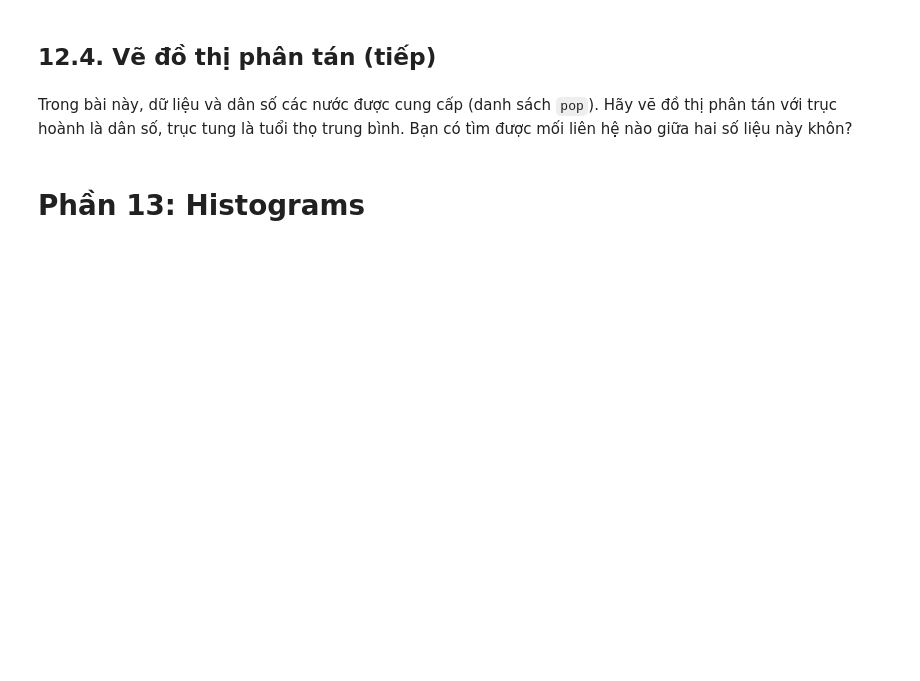
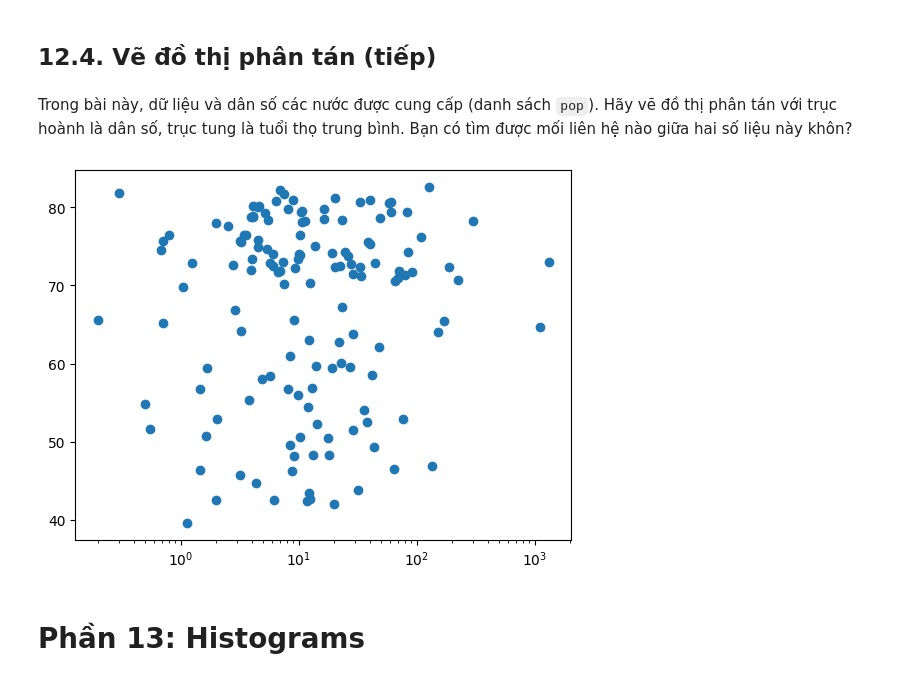
Before and after one commit to tano-dev/Pattern-Recognition-and-Machine-Learning, a Jupyter notebook: Week 1/01_baitap.ipynb, the cells around one changed output. Saved outputs shown, nothing was run; the diff lists cells and outputs as text; code cells hidden in the pictures; blank space fills up the shorter version.

```diff
--- a/Week 1/01_baitap.ipynb
+++ b/Week 1/01_baitap.ipynb
@@ -1654,5 +1771,10 @@ pop = [31.889923, 3.6005229999999999, 33.333216, 12.420476000000001, 40.30192699
 
 # vẽ đồ thị
+plt.scatter(pop, life_exp)
+plt.xscale("log")
+plt.show()
+# %% [output]
+[figure, added]
 # %% [markdown]
 # Phần 13: Histograms
 # %% [markdown]
```
Also changed, not shown: parts of 42 cells of this notebook.
